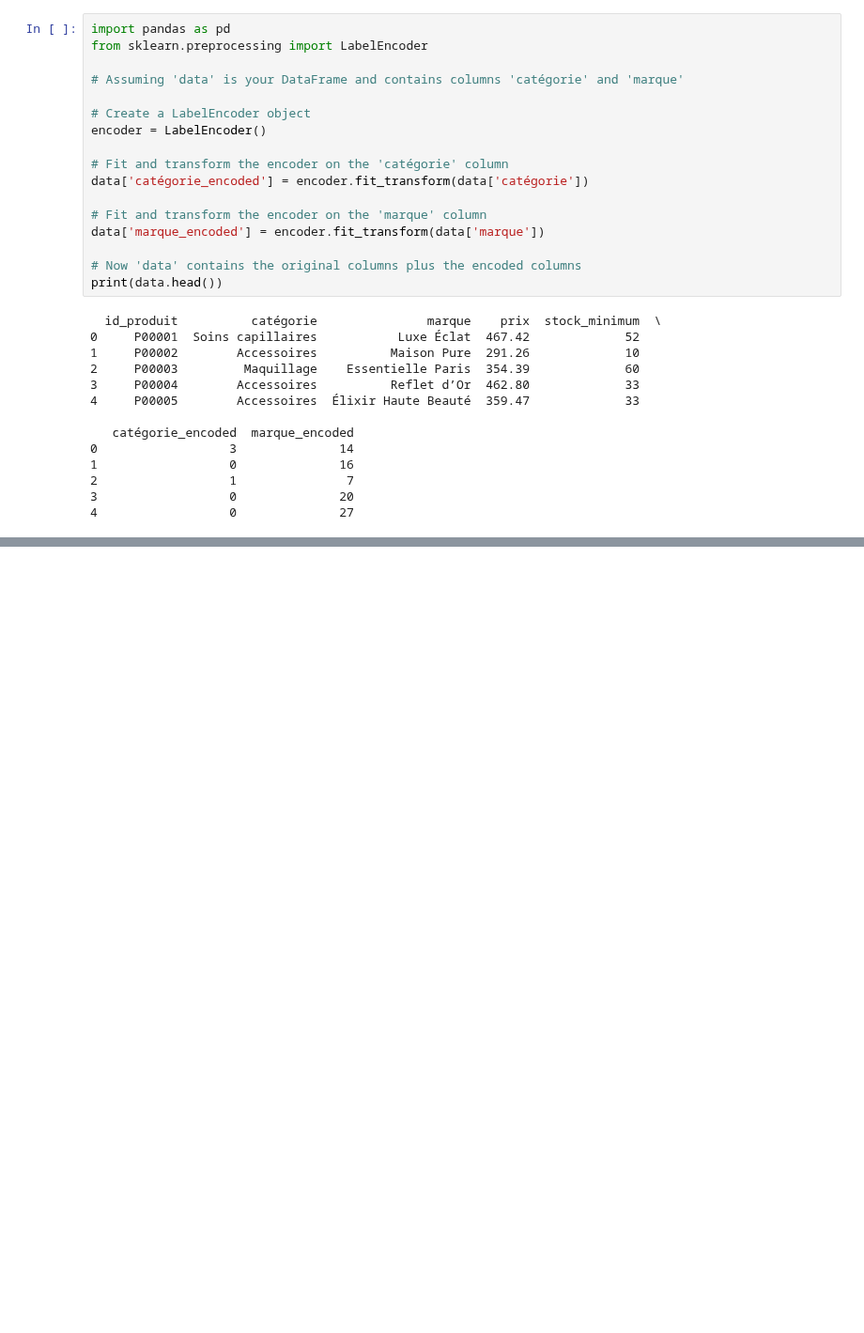
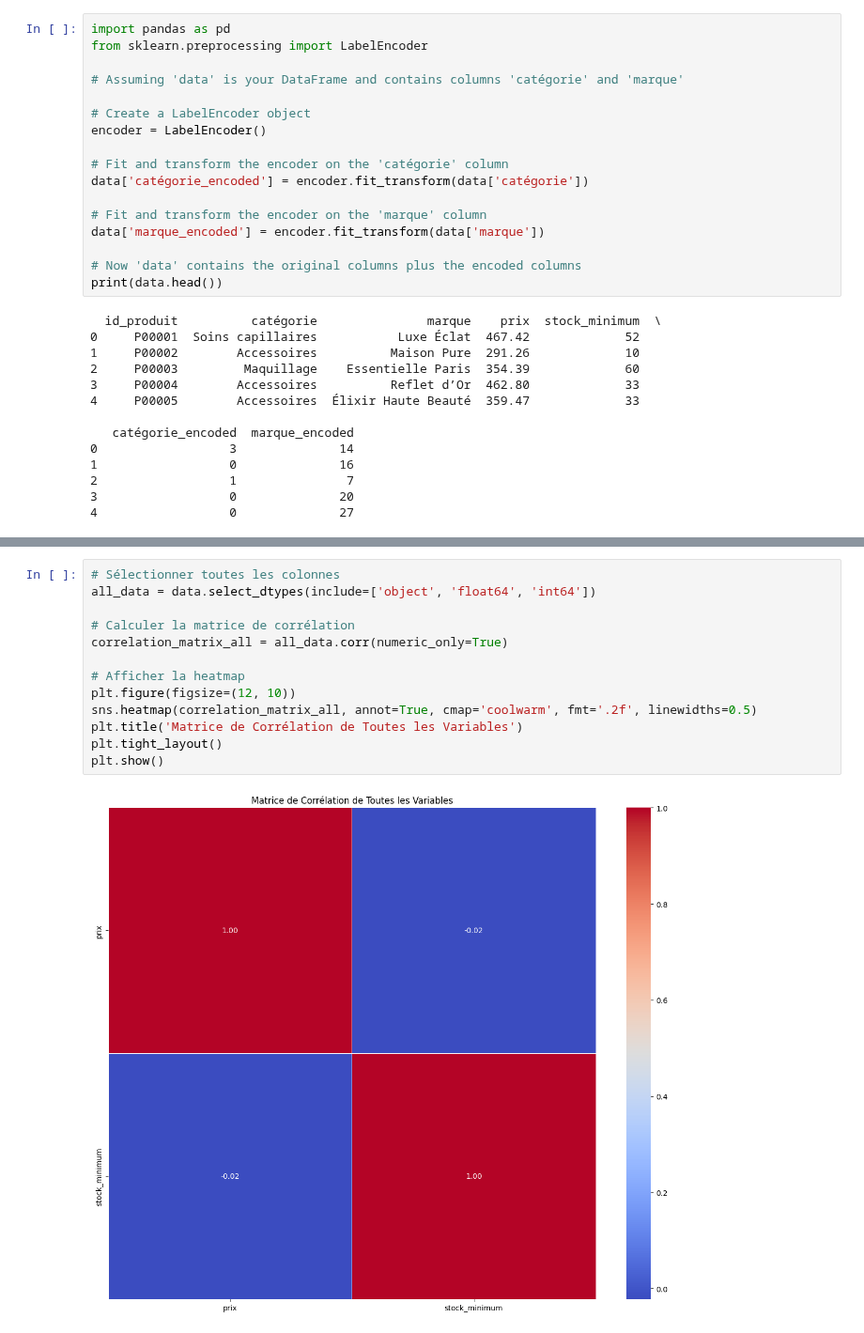
Before and after one commit to Fanaingamampiandra/Projet_Supply_chain, a Jupyter notebook: Valentine/Prod.ipynb, the cells around one changed output, grey strips where cells are left out. Shown at 94% size. Drawn from its saved outputs; the diff is of its cells as text; blank space fills up the shorter version.

```diff
--- a/Valentine/Prod.ipynb
+++ b/Valentine/Prod.ipynb
@@ -230,0 +293,15 @@ Error:
+# %%
+# Sélectionner toutes les colonnes
+all_data = data.select_dtypes(include=['object', 'float64', 'int64'])
+
+# Calculer la matrice de corrélation
+correlation_matrix_all = all_data.corr(numeric_only=True)
+
+# Afficher la heatmap
+plt.figure(figsize=(12, 10))
+sns.heatmap(correlation_matrix_all, annot=True, cmap='coolwarm', fmt='.2f', linewidths=0.5)
+plt.title('Matrice de Corrélation de Toutes les Variables')
+plt.tight_layout()
+plt.show()
+# %% [output]
+[figure, added]
```
Also changed, not shown: parts of 19 cells of this notebook.
